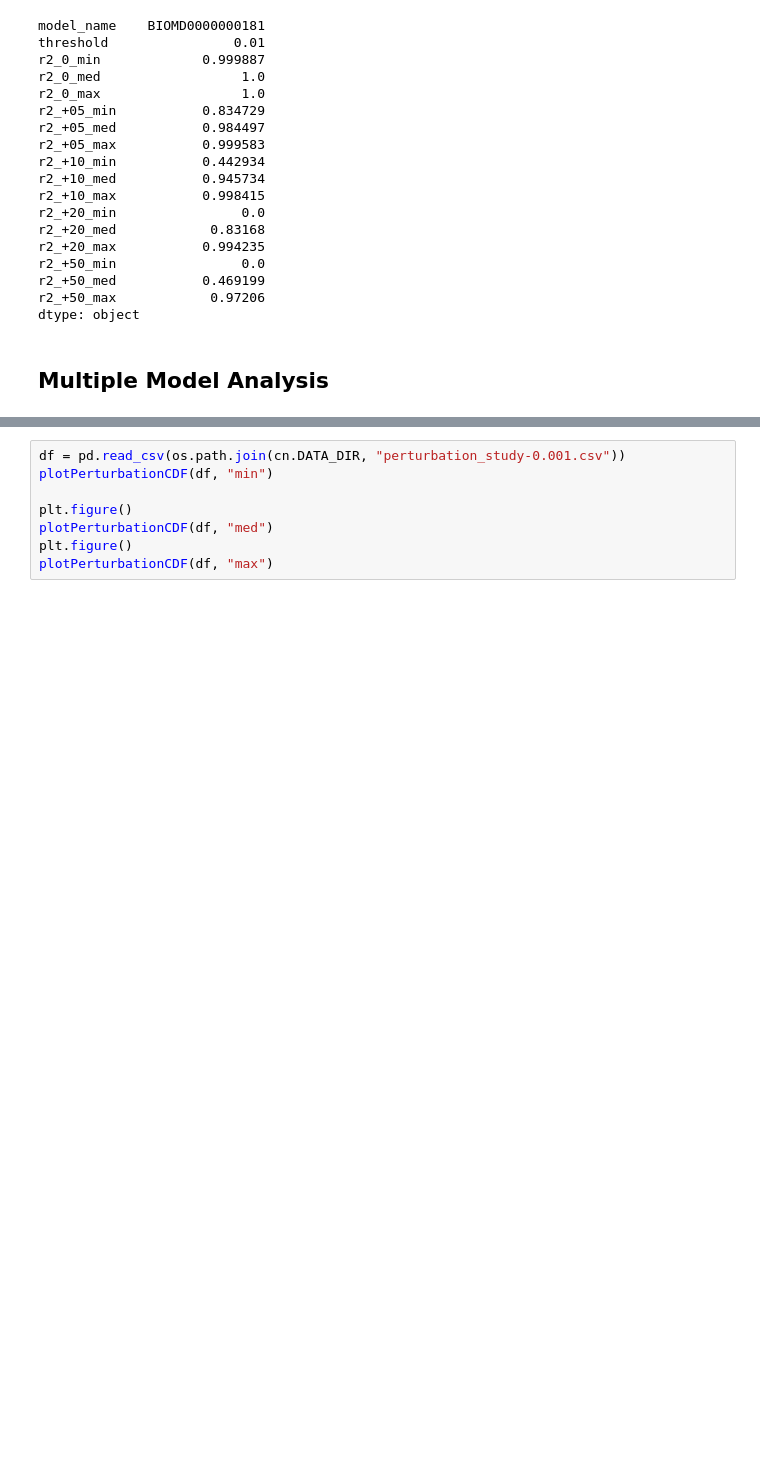
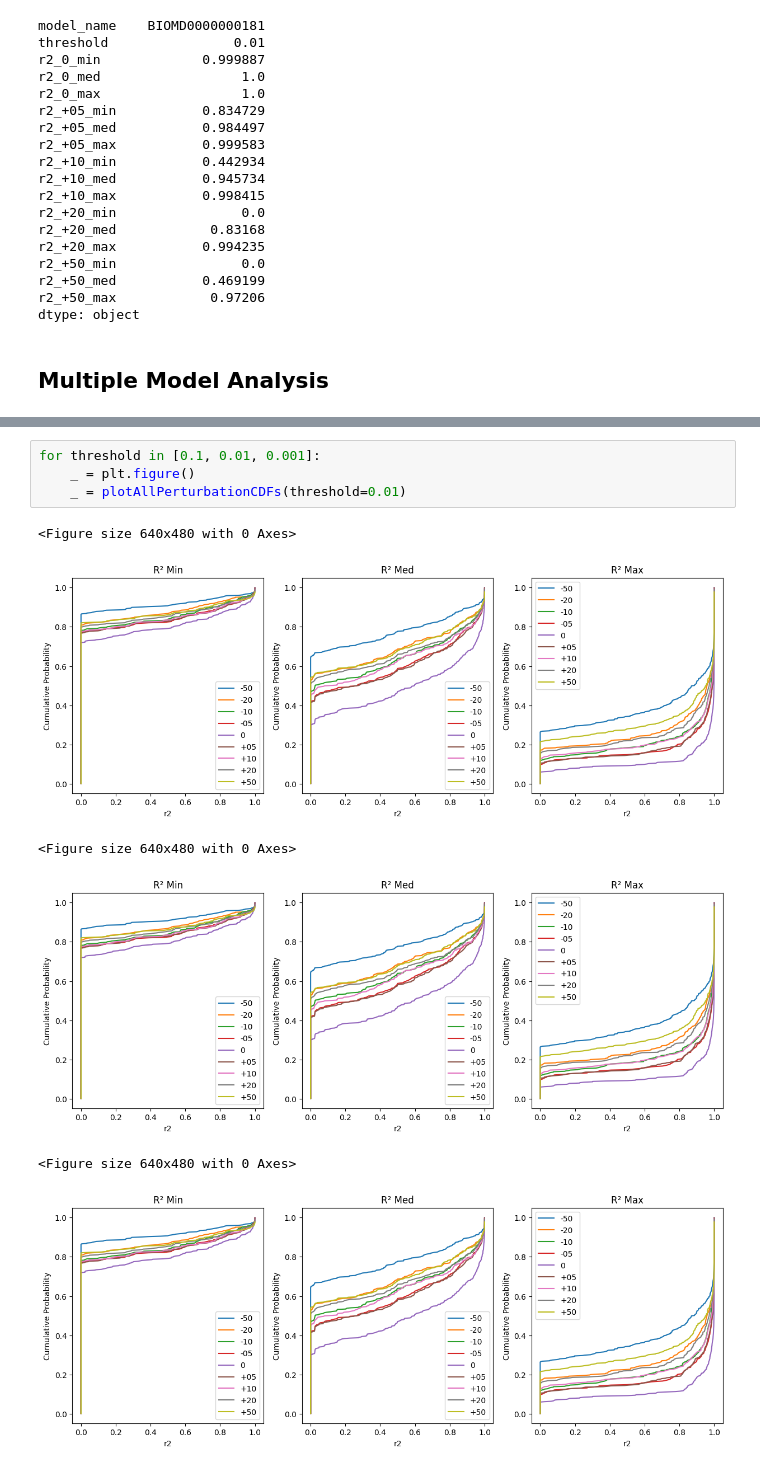
Before and after one commit to ModelEngineering/linearity_analysis, a Jupyter notebook: notebooks/linearity_analysis.ipynb, the cells around one changed output, grey strips where cells are left out. Drawn from its saved outputs; the diff is of its cells as text; blank space fills up the shorter version.

```diff
--- a/notebooks/linearity_analysis.ipynb
+++ b/notebooks/linearity_analysis.ipynb
@@ -336,8 +346,11 @@ plotAllPerturbationCDFs(threshold=0.001)
 # %%
-df = pd.read_csv(os.path.join(cn.DATA_DIR, "perturbation_study-0.001.csv"))
-plotPerturbationCDF(df, "min")
-
-plt.figure()
-plotPerturbationCDF(df, "med")
-plt.figure()
-plotPerturbationCDF(df, "max")
+for threshold in [0.1, 0.01, 0.001]:
+    _ = plt.figure()
+    _ = plotAllPerturbationCDFs(threshold=0.01)
+# %% [output]
+<Figure size 640x480 with 0 Axes>
+[figure, added]
+<Figure size 640x480 with 0 Axes>
+[figure, added]
+<Figure size 640x480 with 0 Axes>
+[figure, added]
```
Also changed, not shown: parts of 3 cells of this notebook, 3 other files.
